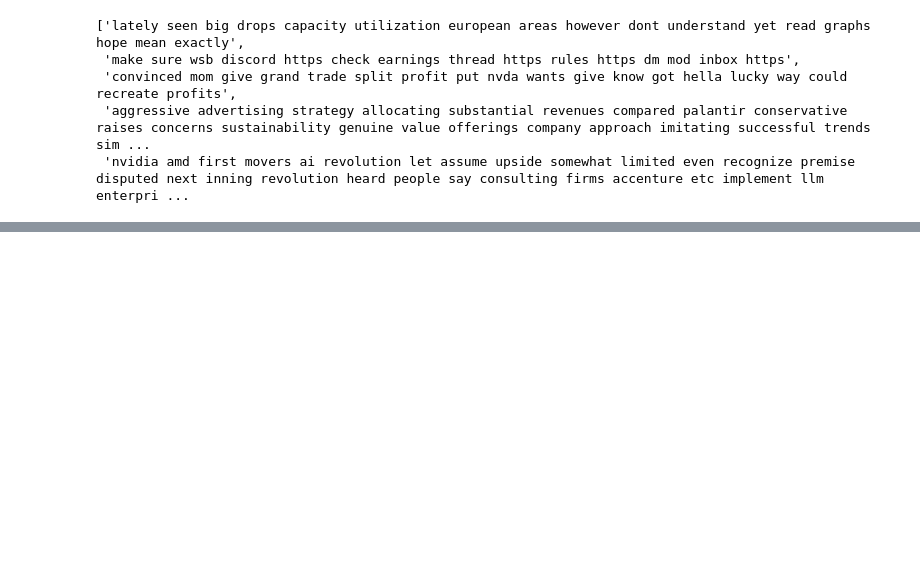
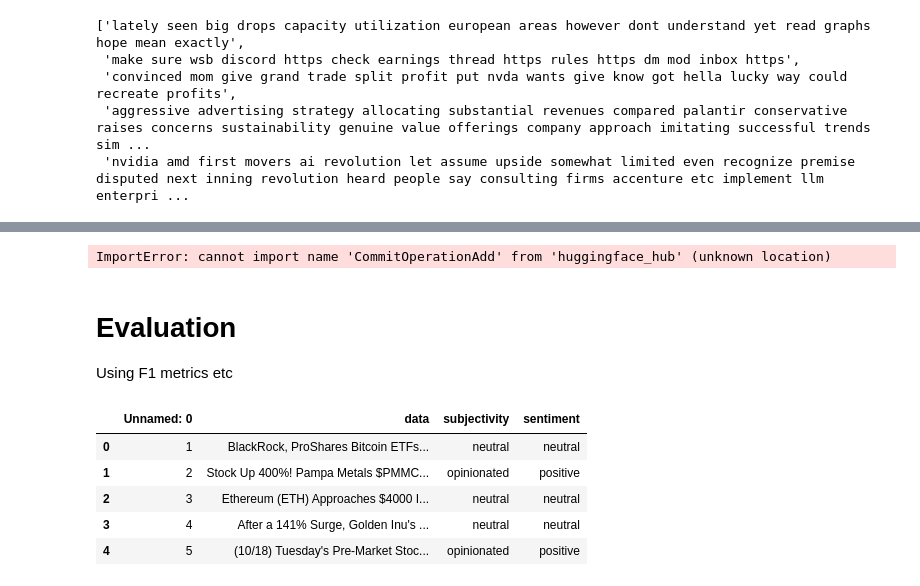
Before and after one commit to IngaleOmkar/Information-Retrieval, a Jupyter notebook: classification/classification.ipynb, the cells around one changed output, grey strips where cells are left out. Saved outputs shown, nothing was run; the diff lists cells and outputs as text; code cells hidden in the pictures; blank space fills up the shorter version.

```diff
--- a/classification/classification.ipynb
+++ b/classification/classification.ipynb
@@ -128,0 +116,17 @@ np.savetxt('../data/vader_scores.csv', [p for p in zip(new_data, str_scores)], d
+# %%
+# Import required packages
+import torch
+from transformers import AutoTokenizer, AutoModelForSequenceClassification, Trainer
+
+# Create class for data preparation
+class SimpleDataset:
+    def __init__(self, tokenized_texts):
+        self.tokenized_texts = tokenized_texts
+
+    def __len__(self):
+        return len(self.tokenized_texts["input_ids"])
+
+    def __getitem__(self, idx):
+        return {k: v[idx] for k, v in self.tokenized_texts.items()}
+# %% [output]
+ImportError: cannot import name 'CommitOperationAdd' from 'huggingface_hub' (unknown location)
@@ -128,0 +138,16 @@ np.savetxt('../data/vader_scores.csv', [p for p in zip(new_data, str_scores)], d
+# %% [markdown]
+# Evaluation
+
+Using F1 metrics etc
+# %%
+import pandas as pd
+eval_set = pd.read_csv('../data/eval_set_labelled.csv')
+# %%
+eval_set[:5]
+# %% [output]
+|  | Unnamed: 0 | data | subjectivity | sentiment |
+| 0 | 1 | BlackRock, ProShares Bitcoin ETFs... | neutral | neutral |
+| 1 | 2 | Stock Up 400%! Pampa Metals $PMMC... | opinionated | positive |
+| 2 | 3 | Ethereum (ETH) Approaches $4000 I... | neutral | neutral |
+| 3 | 4 | After a 141% Surge, Golden Inu's ... | neutral | neutral |
+| 4 | 5 | (10/18) Tuesday's Pre-Market Stoc... | opinionated | positive |
```
Also changed, not shown: parts of 6 cells of this notebook, 3 other files.
